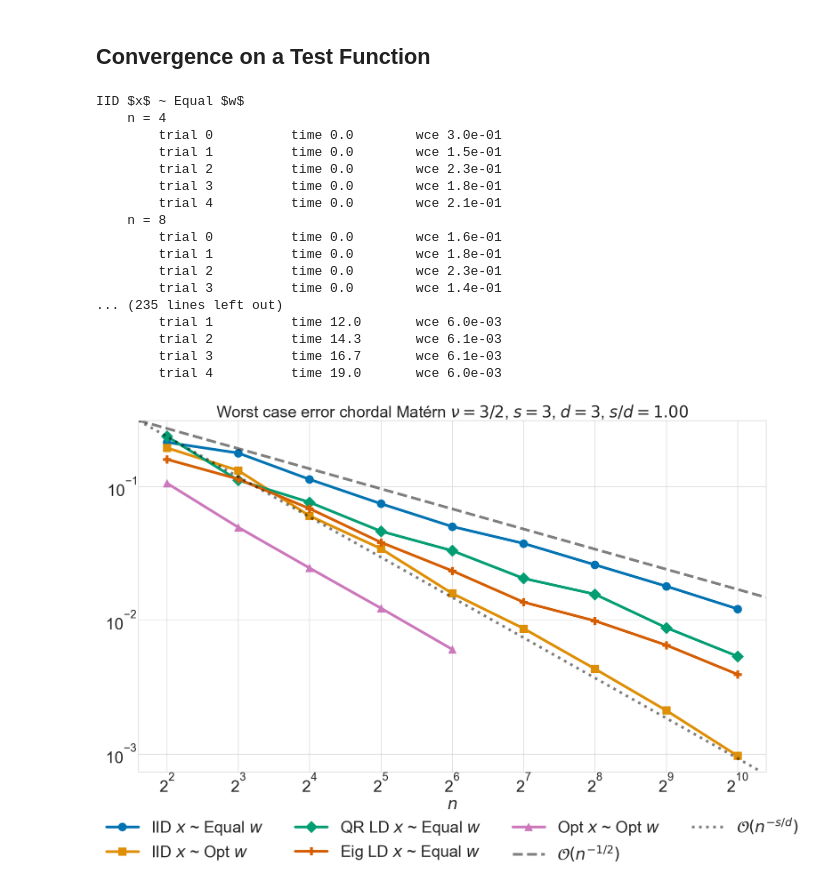
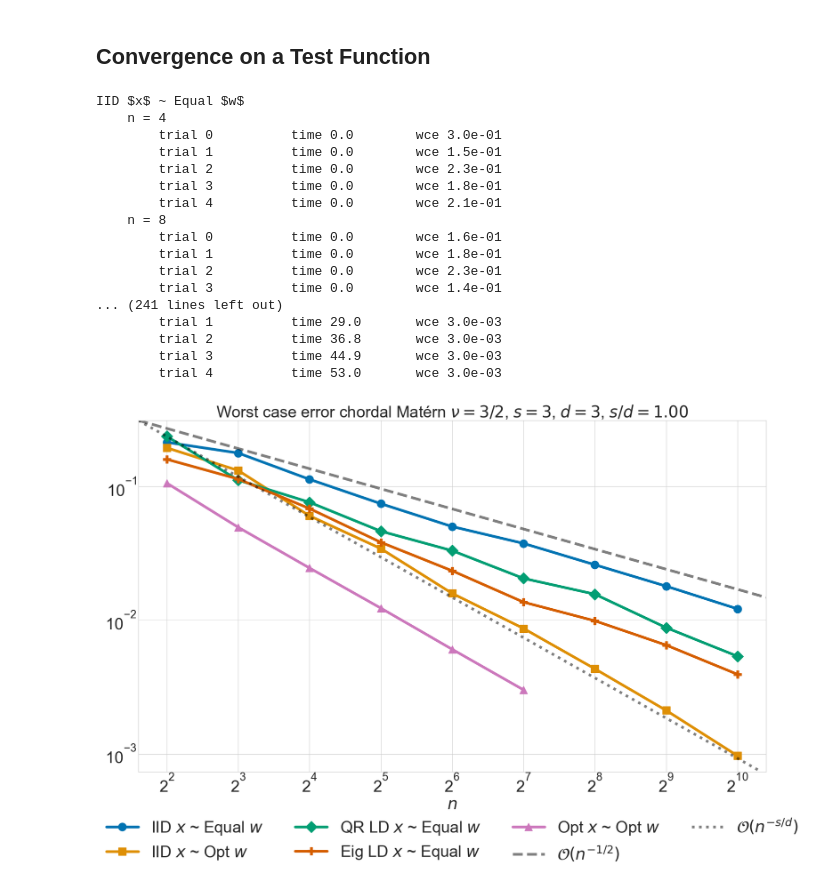
Before and after one commit to alegresor/rmatqmcpy, a Jupyter notebook: flag.matern_kernel.ipynb, the cells around one changed output. Drawn from its saved outputs; the diff is of its cells as text; code cells hidden in the pictures.

```diff
--- a/flag.matern_kernel.ipynb
+++ b/flag.matern_kernel.ipynb
@@ -124,10 +133,8 @@ def genflag_opt_x_w(
     w = torch.cholesky_solve(onesn[...,None],L,upper=False)[...,0]
     w = w/w.sum(-1,keepdim=True)
     return x,w
-kernel = kernels[1/2]
-genflag_opt_x_w(
-    n = 2**4,
-    lam=lam,
-    seed = 17,
-    verbose = None)
-del kernel
+# genflag_opt_x_w(
+#     n = 2**4,
+#     lam=lam,
+#     seed = 17,
+#     verbose = None)
@@ -165,12 +154,10 @@ genf_funcs = [
     [r"Eig LD $x$ ~ Equal $w$", flagqmcpy.genflag_x_eig_ld_equal_w],
     # [r"QR LD $x$ ~ Opt $w$", genflag_qr_ld_x_opt_w],
     # [r"Eig LD $x$ ~ Opt $w$", genflag_eig_ld_x_opt_w],
-    [r"Opt $x$ ~ Opt $w$", genflag_opt_x_w],
 ]
-nu = 3/2
-s = nu+d/2
-kernel = kernels[nu]
-n = 2**torch.arange(2,11)
+if case=="small":
+    genf_funcs += [[r"Opt $x$ ~ Opt $w$", genflag_opt_x_w]]
+n = 2**torch.arange(2,log2n_max+1)
 trials = 5
 seeds = [i for i in range(trials)]
 wces = torch.nan*torch.empty((len(genf_funcs),len(n),trials))
@@ -182,7 +169,7 @@ for i,(key,genf_func) in enumerate(genf_funcs):
         t0_ij = time.perf_counter()
         for t in range(trials):
             x,w = genf_func(n=n[j],lam=lam,seed=seeds[t])
-            wces[i,j,t] = np.sqrt(max(0,float(wce2_plus_kappa(x,w).cpu()-means[nu])))
+            wces[i,j,t] = np.sqrt(max(0,float(wce2_plus_kappa(x,w).cpu()-mean)))
             print("        trial %-10d time %-10.1f wce %-10.1e"%(t,time.perf_counter()-t0,wces[i,j,t]))
         if (time.perf_counter()-t0_ij)/trials>2:
             break
@@ -199,38 +186,38 @@ IID $x$ ~ Equal $w$
         trial 1          time 0.0        wce 1.8e-01
         trial 2          time 0.0        wce 2.3e-01
         trial 3          time 0.0        wce 1.4e-01
-... (235 lines left out)
-        trial 1          time 12.0       wce 6.0e-03
-        trial 2          time 14.3       wce 6.1e-03
-        trial 3          time 16.7       wce 6.1e-03
-        trial 4          time 19.0       wce 6.0e-03
+... (241 lines left out)
+        trial 1          time 29.0       wce 3.0e-03
+        trial 2          time 36.8       wce 3.0e-03
+        trial 3          time 44.9       wce 3.0e-03
+        trial 4          time 53.0       wce 3.0e-03
 # %%
 fig,ax = pyplot.subplots(nrows=1,ncols=1,figsize=(MPLP["PW"]/1.5,MPLP["PW"]/1.5/1.5),sharex=True,sharey=False)
 wces_metrics = wces.mean(-1)
 for i,(key,_) in enumerate(genf_funcs):
     ax.plot(n,wces_metrics[i],color=MPLP["COLORS"][i],marker=MPLP["MARKERS"][i],label=key)
 ax.set_yscale("log",base=10)
 ax.set_xscale("log",base=2)
 xmin,xmax = ax.get_xlim()
 ymin,ymax = ax.get_ylim()
 ax.set_xlim([xmin,xmax])
 ax.set_ylim([ymin,ymax])
 ax.axline([xmin,ymax],[2*xmin,2**(-1/2)*ymax],color="k",alpha=0.5,label=r"$\mathcal{O}(n^{-1/2})$",linestyle="dashed")
 ax.axline([xmin,ymax],[2*xmin,2**(-s/d)*ymax],color="k",alpha=0.5,label=r"$\mathcal{O}(n^{-s/d})$",linestyle="dotted")
 ax.legend(frameon=False,ncols=4,loc="lower center",bbox_to_anchor=(.5,-.3))
 assert s==np.inf or s%1 in [0,1/2]
 if s==np.inf:
     s_str = r"\infty"
 elif s%1==0:
     s_str = r"%d"%s
 elif s%1==1/2:
-    s_str = r"$%d/2$"%(2*s)
+    s_str = r"%d/2"%(2*s)
 ax.set_title(r"Worst case error chordal Matérn "+kernel.nu_str+r", $s = %s$"%s_str+r", $d=%d$"%d+r", $s/d = %.2f$"%(s/d))
 ax.set_xlabel(r"$n$")
 fig.tight_layout()
-fig.savefig("./out/WCE.N%d.d%d.nu%s.png"%(N,d,nu))
+fig.savefig("./out/WCE.%s.N%d.d%d.nu%s.png"%(case,N,d,nu))
 # %% [output]
-[figure, old version]
+[figure, new version]
 # %%
 wces_df = pd.DataFrame(wces.mean(-1).T,columns=[name for (name,_) in genf_funcs])
 wces_df['n'] = n
```
Also changed, not shown: parts of 3 cells of this notebook, 2 other files.
